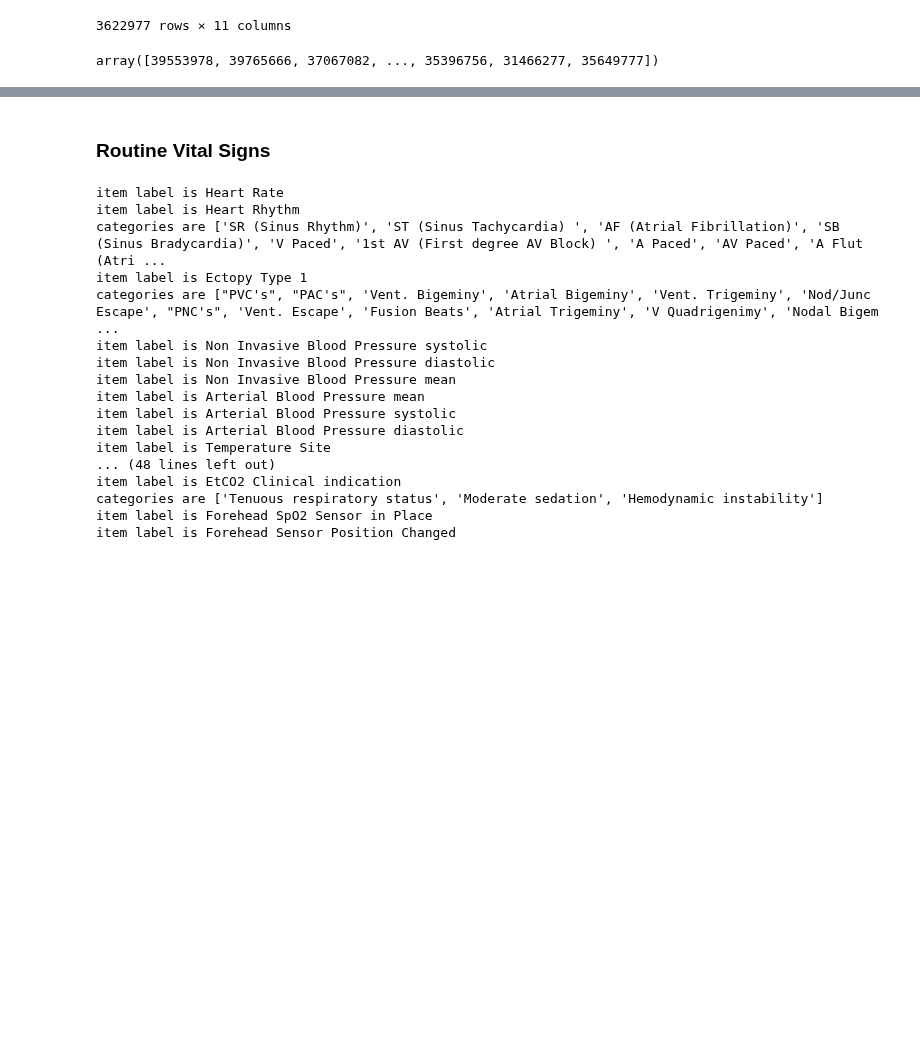
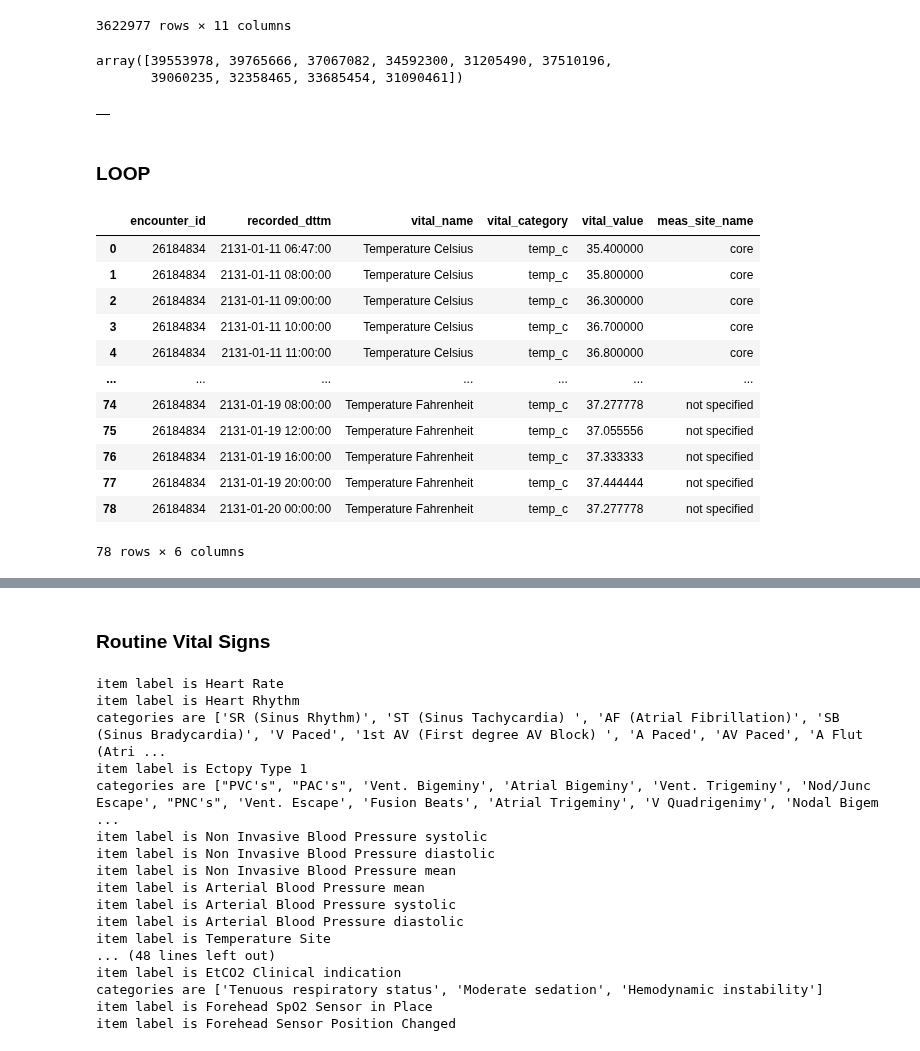
Before and after one commit to oldsandiaz/mimicclif, a Jupyter notebook: code/eda.ipynb, the cells around one changed output, grey strips where cells are left out. Drawn from its saved outputs; the diff is of its cells as text; code cells hidden in the pictures; blank space fills up the shorter version.

```diff
--- a/code/eda.ipynb
+++ b/code/eda.ipynb
@@ -366,3 +343,16 @@ temp_events_df
 | 313644876 | 19999987 | 23865745 | 36195440 | 91879.0 | 2145-11-04 20:00:00 | 2145-11-04 19:38:00 | 224642 | Oral | NaN | ... |
 | 313644991 | 19999987 | 23865745 | 36195440 | 91879.0 | 2145-11-04 21:00:00 | 2145-11-04 21:04:00 | 224642 | Oral | NaN | ... |
 3622977 rows × 11 columns
+# %%
+stay_ids[:10]
+# %% [output]
+array([39553978, 39765666, 37067082, 34592300, 31205490, 37510196,
+       39060235, 32358465, 33685454, 31090461])
+# %%
+vitals_temp_site_mapping = {
+    'Oral': 'not specified', 'Blood': 'not specified', 'Axillary': 'not specified',
+    'Rectal': 'core', 'Esophogeal': 'core', 'Temporal': 'not specified', 'Tympanic': 'core'}
+
+vitals_temp_uom_to_name_mapping = {
+    '°F': 'Temperature Fahrenheit', '°C': 'Temperature Celsius'
+}
@@ -369,5 +414,16 @@ temp_events_df
+# %%
+map_temp_for_one_stay_id(39765666)
+# %% [output]
+|  |
+# %% [markdown]
+### LOOP
 # %%
 stay_ids = temp_events_df["stay_id"].unique()
+# init
+temp_c_df_list = []
+
 for stay_id in stay_ids:
+    df = map_temp_for_one_stay_id(stay_id)
+    temp_c_df_list.append(df)
+
+temp_c_df = pd.concat(temp_c_df_list)
-# %% [output]
-array([39553978, 39765666, 37067082, ..., 35396756, 31466277, 35649777])
@@ -374,2 +491,18 @@ array([39553978, 39765666, 37067082, ..., 35396756, 31466277, 35649777])
+# %%
+df_clean
+# %% [output]
+|  | encounter_id | recorded_dttm | vital_name | vital_category | vital_value | meas_site_name |
+| 0 | 26184834 | 2131-01-11 06:47:00 | Temperature Celsius | temp_c | 35.400000 | core |
+| 1 | 26184834 | 2131-01-11 08:00:00 | Temperature Celsius | temp_c | 35.800000 | core |
+| 2 | 26184834 | 2131-01-11 09:00:00 | Temperature Celsius | temp_c | 36.300000 | core |
+| 3 | 26184834 | 2131-01-11 10:00:00 | Temperature Celsius | temp_c | 36.700000 | core |
+| 4 | 26184834 | 2131-01-11 11:00:00 | Temperature Celsius | temp_c | 36.800000 | core |
+| ... | ... | ... | ... | ... | ... | ... |
+| 74 | 26184834 | 2131-01-19 08:00:00 | Temperature Fahrenheit | temp_c | 37.277778 | not specified |
+| 75 | 26184834 | 2131-01-19 12:00:00 | Temperature Fahrenheit | temp_c | 37.055556 | not specified |
+| 76 | 26184834 | 2131-01-19 16:00:00 | Temperature Fahrenheit | temp_c | 37.333333 | not specified |
+| 77 | 26184834 | 2131-01-19 20:00:00 | Temperature Fahrenheit | temp_c | 37.444444 | not specified |
+| 78 | 26184834 | 2131-01-20 00:00:00 | Temperature Fahrenheit | temp_c | 37.277778 | not specified |
+78 rows × 6 columns
 # %%
 temp_events_df.loc[
```
Also changed, not shown: parts of 14 cells of this notebook, 1 other file.
